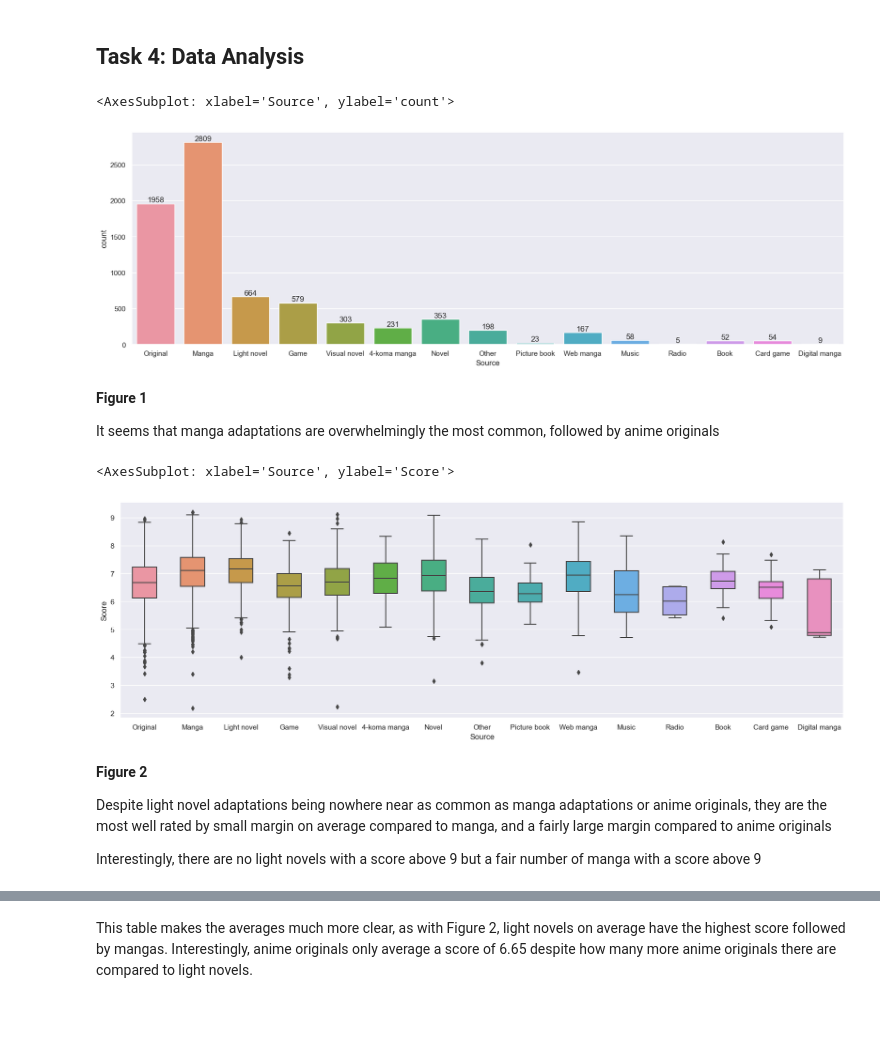
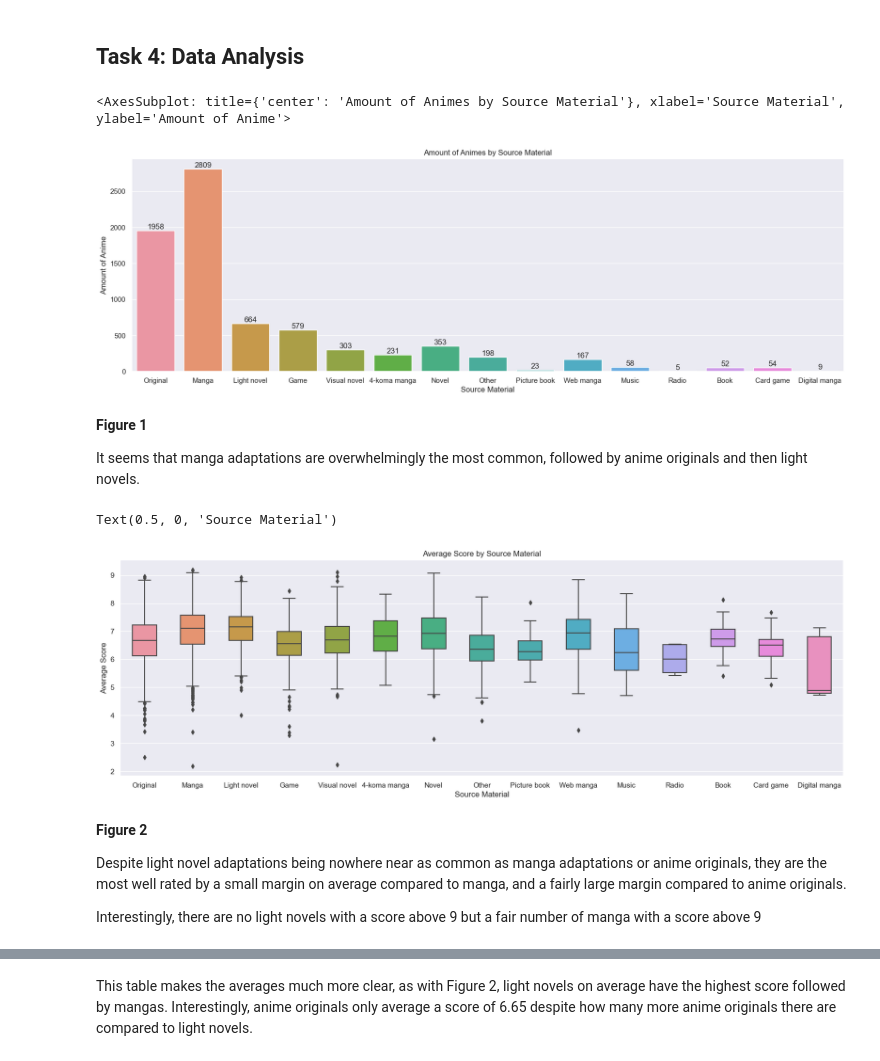
Before and after one commit to ubco-W2022T1-cosc301/project-group12, a Jupyter notebook: notebooks/analysis2.ipynb, the cells around one changed output, grey strips where cells are left out. Cells and saved outputs as stored; diff of their text form; code cells hidden in the pictures; blank space fills up the shorter version.

```diff
--- a/notebooks/analysis2.ipynb
+++ b/notebooks/analysis2.ipynb
@@ -207,25 +209,30 @@ df = load_and_process("../data/raw/anime.csv")
 sns.set(rc = {'figure.figsize':(20,6)})
 countSources = sns.countplot(x=df["Source"])
 countSources.bar_label(countSources.containers[0])
+plt.xlabel("Source Material")
+plt.ylabel("Amount of Anime")
+countSources.set(title = "Amount of Animes by Source Material")
 countSources
 # graph the amount of each type of source material
 # %% [output]
-<AxesSubplot: xlabel='Source', ylabel='count'>
+<AxesSubplot: title={'center': 'Amount of Animes by Source Material'}, xlabel='Source Material', ylabel='Amount of Anime'>
-[figure, old version]
+[figure, new version]
 # %% [markdown]
 **Figure 1**
 
-It seems that manga adaptations are overwhelmingly the most common, followed by anime originals
+It seems that manga adaptations are overwhelmingly the most common, followed by anime originals and then light novels.
 # %%
-sns.boxplot(data=df, x="Source", y="Score", width = 0.5)
+sns.boxplot(data=df, x="Source", y="Score", width = 0.5).set(title="Average Score by Source Material")
+plt.ylabel("Average Score")
+plt.xlabel("Source Material")
 # %% [output]
-<AxesSubplot: xlabel='Source', ylabel='Score'>
+Text(0.5, 0, 'Source Material')
-[figure, old version]
+[figure, new version]
 # %% [markdown]
 **Figure 2**
 
 Despite light novel adaptations being nowhere near as common as manga adaptations or
-anime originals, they are the most well rated by small margin on average compared to manga, and a fairly large margin compared to anime originals
+anime originals, they are the most well rated by a small margin on average compared to manga, and a fairly large margin compared to anime originals.
 
 Interestingly, there are no light novels with a score above 9 but a fair number of manga with a score above 9
 # %%
```
Also changed, not shown: parts of 27 cells of this notebook, 2 other files.
